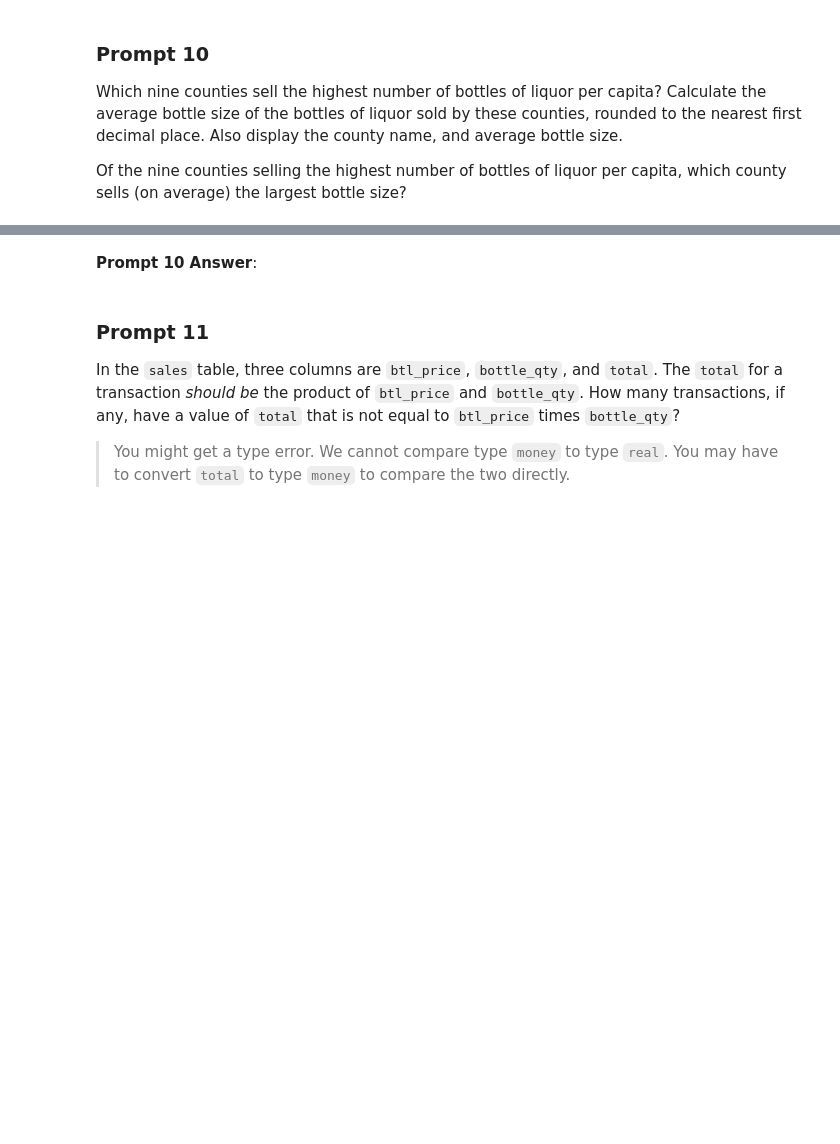
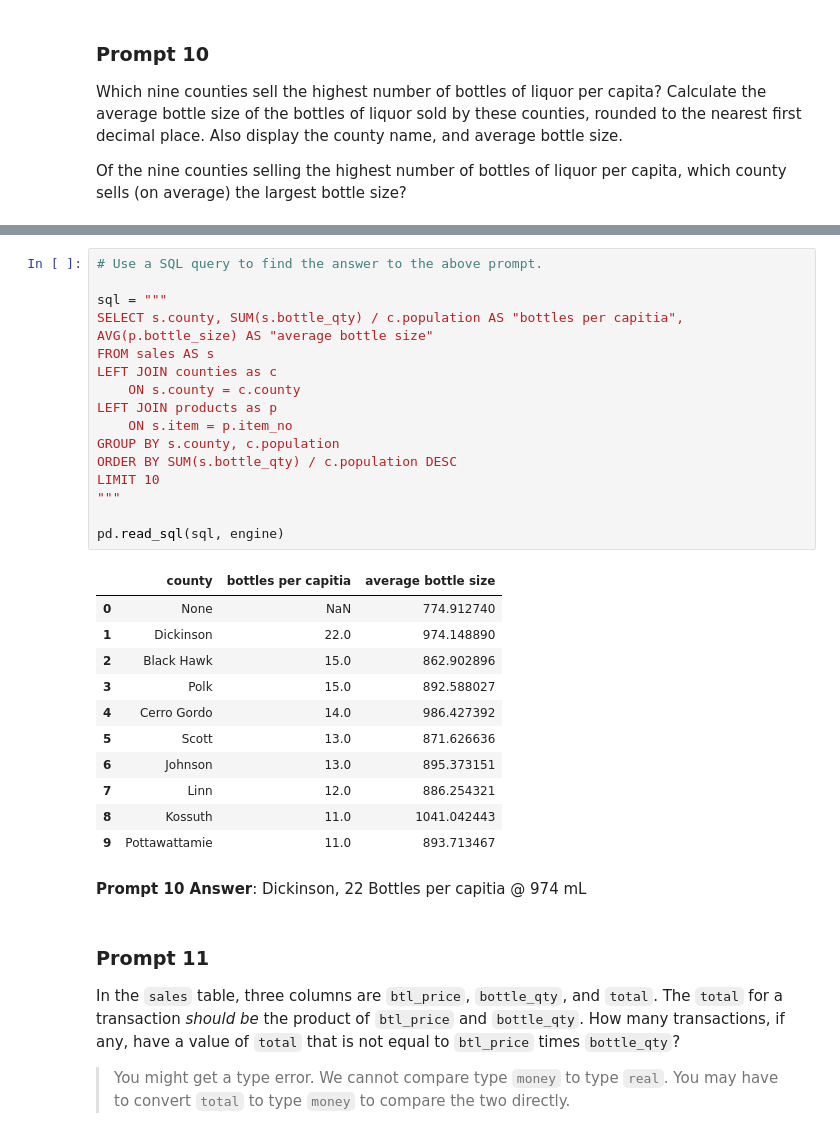
Before and after one commit to viviloaf/general-assembly, a Jupyter notebook: labs/10.1-lab-sql-master/10.01-lab-starter-code.ipynb, the cells around one changed output, grey strips where cells are left out. Cells and saved outputs as stored; diff of their text form; blank space fills up the shorter version.

```diff
--- a/labs/10.1-lab-sql-master/10.01-lab-starter-code.ipynb
+++ b/labs/10.1-lab-sql-master/10.01-lab-starter-code.ipynb
@@ -185,5 +322,33 @@ pd.read_sql(sql, engine)
+# %%
+# Use a SQL query to find the answer to the above prompt.
+
+sql = """
+SELECT s.county, SUM(s.bottle_qty) / c.population AS "bottles per capitia", AVG(p.bottle_size) AS "average bottle size"
+FROM sales AS s
+LEFT JOIN counties as c
+    ON s.county = c.county
+LEFT JOIN products as p
+    ON s.item = p.item_no
+GROUP BY s.county, c.population
+ORDER BY SUM(s.bottle_qty) / c.population DESC
+LIMIT 10
+"""
+
+pd.read_sql(sql, engine)
+# %% [output]
+|  | county | bottles per capitia | average bottle size |
+| 0 | None | NaN | 774.912740 |
+| 1 | Dickinson | 22.0 | 974.148890 |
+| 2 | Black Hawk | 15.0 | 862.902896 |
+| 3 | Polk | 15.0 | 892.588027 |
+| 4 | Cerro Gordo | 14.0 | 986.427392 |
+| 5 | Scott | 13.0 | 871.626636 |
+| 6 | Johnson | 13.0 | 895.373151 |
+| 7 | Linn | 12.0 | 886.254321 |
+| 8 | Kossuth | 11.0 | 1041.042443 |
+| 9 | Pottawattamie | 11.0 | 893.713467 |
 # %% [markdown]
-**Prompt 10 Answer**:
+**Prompt 10 Answer**: Dickinson, 22 Bottles per capitia @ 974 mL
 # %% [markdown]
 ### Prompt 11
 
```
Also changed, not shown: parts of 28 cells of this notebook.
